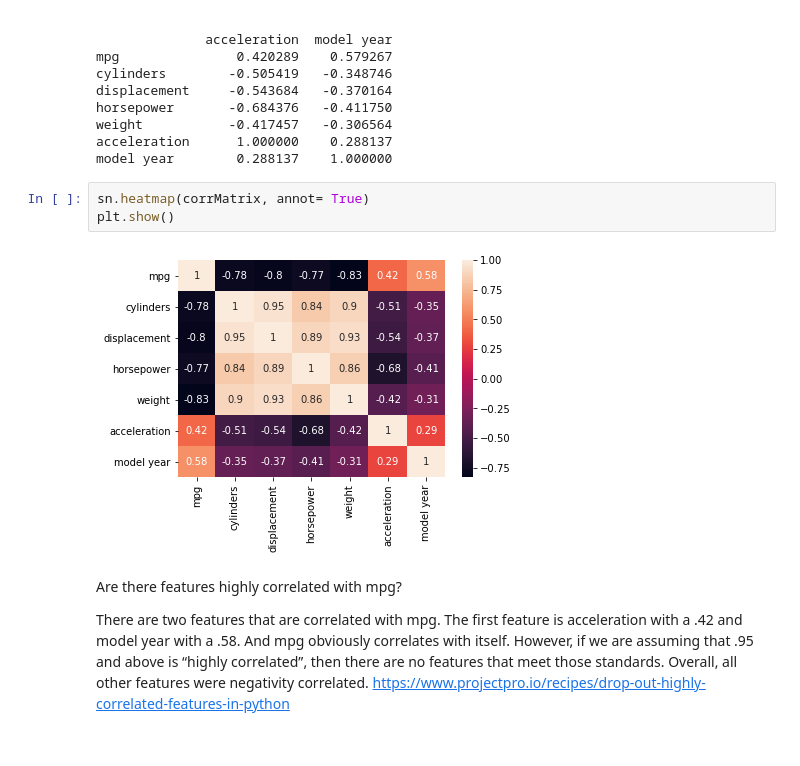
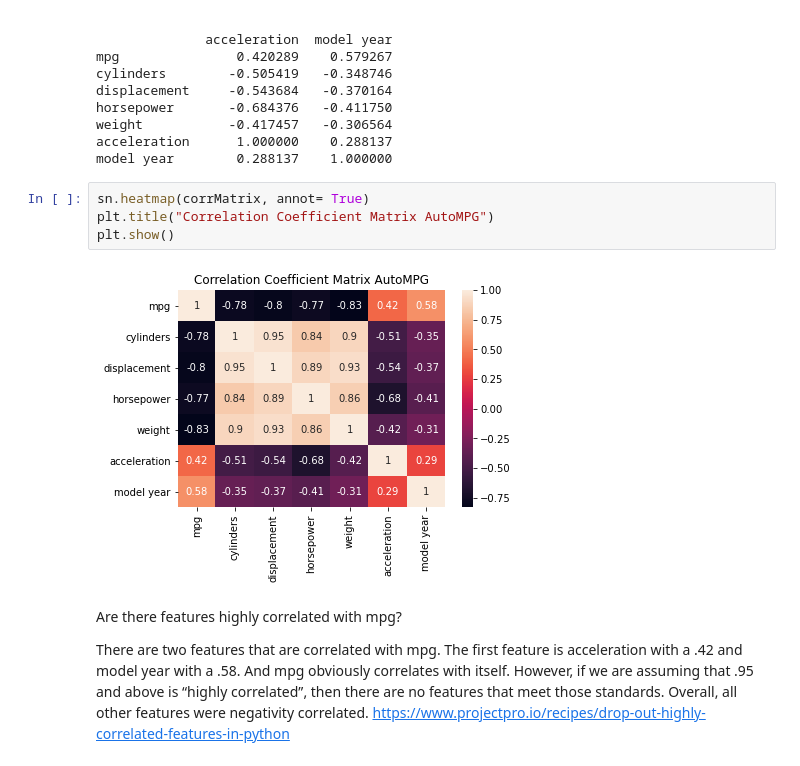
Before and after one commit to cast6858/DataScience_DSC_550, a Jupyter notebook: Week4/AutoMpgWeek4.ipynb, the cells around one changed output. Saved outputs shown, nothing was run; the diff lists cells and outputs as text.

```diff
--- a/Week4/AutoMpgWeek4.ipynb
+++ b/Week4/AutoMpgWeek4.ipynb
@@ -125,9 +126,10 @@ acceleration      1.000000    0.288137
 model year        0.288137    1.000000
 # %%
 sn.heatmap(corrMatrix, annot= True)
+plt.title("Correlation Coefficient Matrix AutoMPG")
 plt.show()
 # %% [output]
-[figure, old version]
+[figure, new version]
 # %% [markdown]
 Are there features highly correlated with mpg?
 
```
Also changed, not shown: parts of 24 cells of this notebook.
